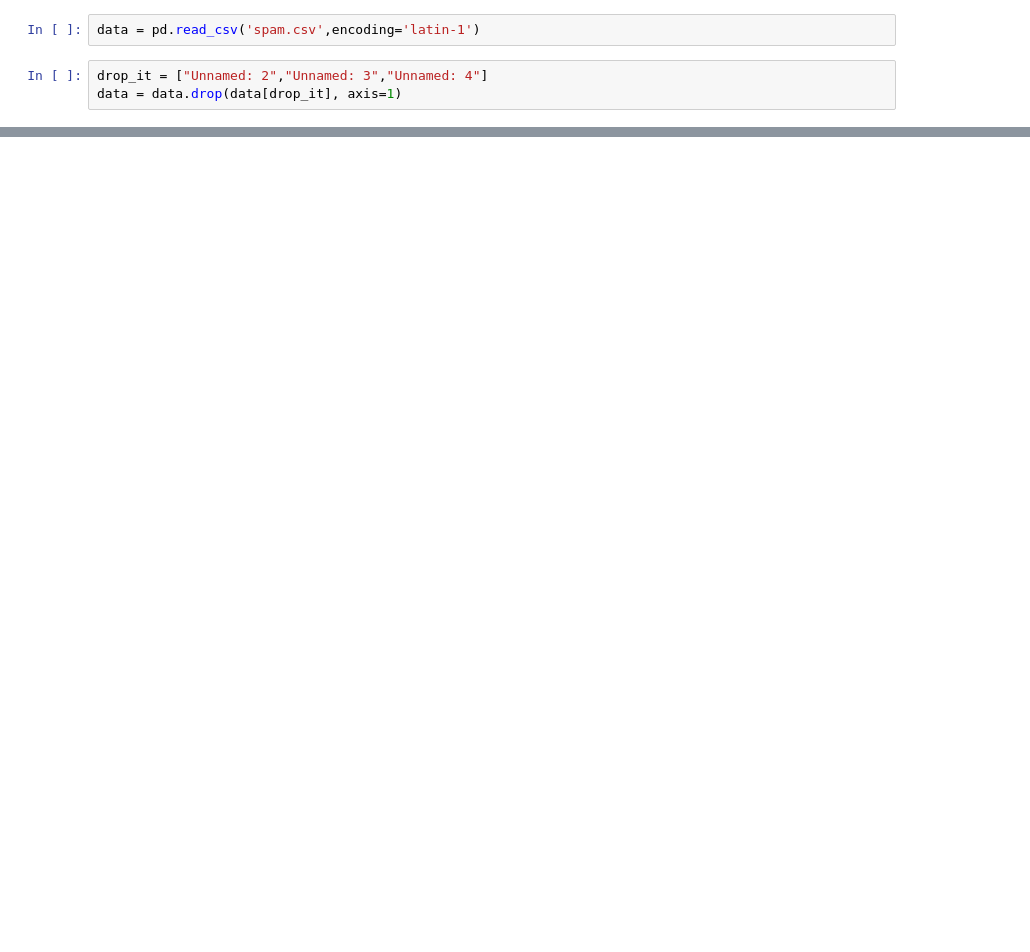
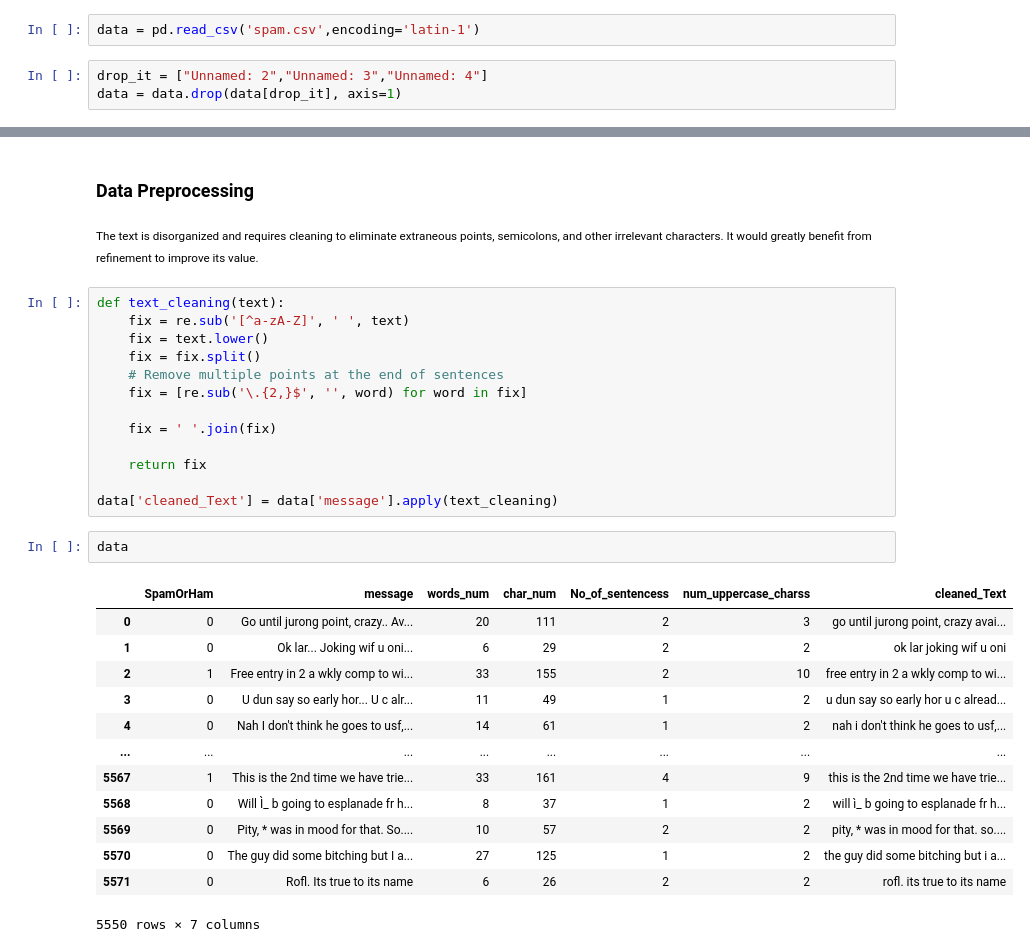
Before and after one commit to RojalM/Spam-filter-Classifier, a Jupyter notebook: Untitled.ipynb, the cells around one changed output, grey strips where cells are left out. Drawn from its saved outputs; the diff is of its cells as text; blank space fills up the shorter version.

```diff
--- a/Untitled.ipynb
+++ b/Untitled.ipynb
@@ -164,0 +155,33 @@ complete_df[columns_to_scale] = scaled_df
+# %% [markdown]
+### Data Preprocessing
+# %% [markdown]
+<small> The text is disorganized and requires cleaning to eliminate extraneous points, semicolons, and other irrelevant characters. It would greatly benefit from refinement to improve its value. </small>
+# %%
+def text_cleaning(text):
+    fix = re.sub('[^a-zA-Z]', ' ', text)
+    fix = text.lower()
+    fix = fix.split()
+    # Remove multiple points at the end of sentences
+    fix = [re.sub('\.{2,}$', '', word) for word in fix]
+
+    fix = ' '.join(fix)
+
+    return fix
+
+data['cleaned_Text'] = data['message'].apply(text_cleaning)
+# %%
+data
+# %% [output]
+|  | SpamOrHam | message | words_num | char_num | No_of_sentencess | num_uppercase_charss | cleaned_Text |
+| 0 | 0 | Go until jurong point, crazy.. Av... | 20 | 111 | 2 | 3 | go until jurong point, crazy avai... |
+| 1 | 0 | Ok lar... Joking wif u oni... | 6 | 29 | 2 | 2 | ok lar joking wif u oni |
+| 2 | 1 | Free entry in 2 a wkly comp to wi... | 33 | 155 | 2 | 10 | free entry in 2 a wkly comp to wi... |
+| 3 | 0 | U dun say so early hor... U c alr... | 11 | 49 | 1 | 2 | u dun say so early hor u c alread... |
+| 4 | 0 | Nah I don't think he goes to usf,... | 14 | 61 | 1 | 2 | nah i don't think he goes to usf,... |
+| ... | ... | ... | ... | ... | ... | ... | ... |
+| 5567 | 1 | This is the 2nd time we have trie... | 33 | 161 | 4 | 9 | this is the 2nd time we have trie... |
+| 5568 | 0 | Will Ì_ b going to esplanade fr h... | 8 | 37 | 1 | 2 | will ì_ b going to esplanade fr h... |
+| 5569 | 0 | Pity, * was in mood for that. So.... | 10 | 57 | 2 | 2 | pity, * was in mood for that. so.... |
+| 5570 | 0 | The guy did some bitching but I a... | 27 | 125 | 1 | 2 | the guy did some bitching but i a... |
+| 5571 | 0 | Rofl. Its true to its name | 6 | 26 | 2 | 2 | rofl. its true to its name |
+5550 rows × 7 columns
```
Also changed, not shown: parts of 19 cells of this notebook.
